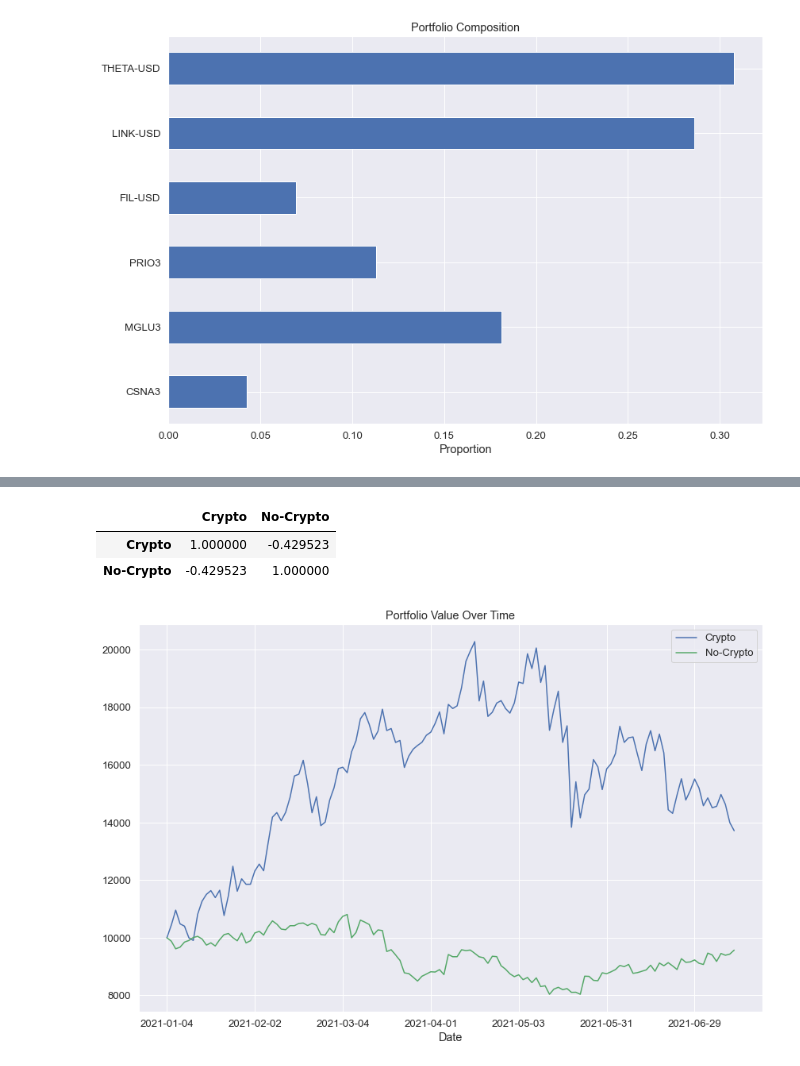
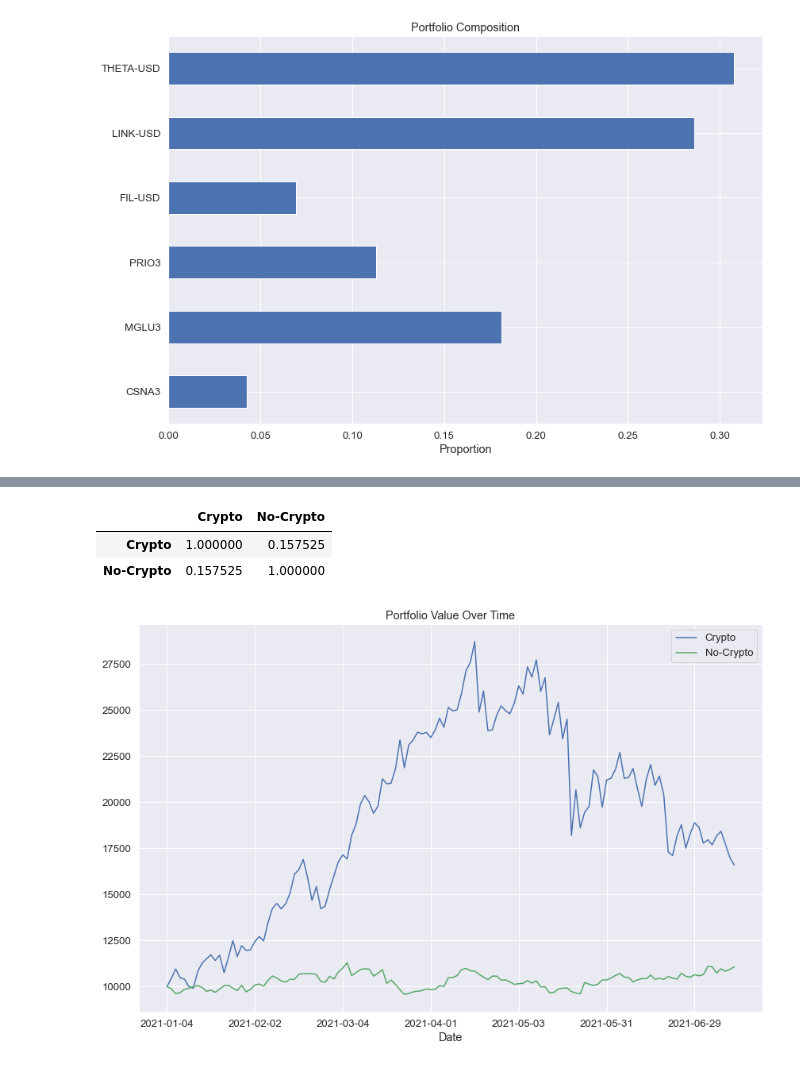
Before and after one commit to viengg/crypto-mpt, a Jupyter notebook: notebook.ipynb, the cells around one changed output, grey strips where cells are left out. Cells and saved outputs as stored; diff of their text form; code cells hidden in the pictures.

```diff
--- a/notebook.ipynb
+++ b/notebook.ipynb
@@ -202,8 +202,8 @@ def gera_portfolio(dados_precos):
   return raw_weights, out_sample
 # %%
 def gera_janelas_deslizantes(dados_precos):
-  janela_inicio = 245
-  #janela_inicio = 0
+  #janela_inicio = 245
+  janela_inicio = 0
   janela_final = -129
 
   janelas = []
@@ -295,39 +299,39 @@ janelas_cripto = gera_janelas_deslizantes(dados)
 portfolio_sem_cripto, out_sample_sem_cripto = gera_portfolio(dados_acoes)
 janelas_sem_cripto = gera_janelas_deslizantes(dados_acoes)
 
 backtest_range = out_sample_cripto.index
 
 out_sample_cripto_returns = out_sample_cripto.pct_change().dropna()
 out_sample_sem_cripto_returns = out_sample_sem_cripto.pct_change().dropna()
 
 capital = [(C, C)]
 
 dias_passados = 0
 
 for date in out_sample_cripto_returns.index:
-  if dias_passados % 9 == 0:
-    portfolio_com_cripto, _ = gera_portfolio(janelas_cripto[dias_passados])
-    portfolio_sem_cripto, _ = gera_portfolio(janelas_sem_cripto[dias_passados])
+  #if dias_passados % 9 == 0:
+  #  portfolio_com_cripto, _ = gera_portfolio(janelas_cripto[dias_passados])
+  #  portfolio_sem_cripto, _ = gera_portfolio(janelas_sem_cripto[dias_passados])
 
   cripto_row, no_cripto_row = out_sample_cripto_returns.loc[date], out_sample_sem_cripto_returns.loc[date]
 
   cripto_return, no_cripto_return = np.dot(portfolio_com_cripto, cripto_row), np.dot(portfolio_sem_cripto, no_cripto_row)
 
   C_cripto, C_no_cripto = capital[-1][0] * (1+cripto_return), capital[-1][1] * (1+no_cripto_return)
   capital.append((C_cripto, C_no_cripto))
 
   dias_passados += 1
 
 backtest_df = pd.DataFrame(capital, index=backtest_range, columns=["Crypto", "No-Crypto"])
 backtest_df.plot()
 plt.title("Portfolio Value Over Time")
 plt.tight_layout()
 backtest_df.corr()
 # %% [output]
 |  | Crypto | No-Crypto |
-| Crypto | 1.000000 | -0.429523 |
-| No-Crypto | -0.429523 | 1.000000 |
+| Crypto | 1.000000 | 0.157525 |
+| No-Crypto | 0.157525 | 1.000000 |
-[figure, old version]
+[figure, new version]
 # %%
 print("Crypto Portfolio metrics:")
 portfolio_metrics(backtest_df["Crypto"])
```
Also changed, not shown: parts of 3 cells of this notebook, 11 other files.
